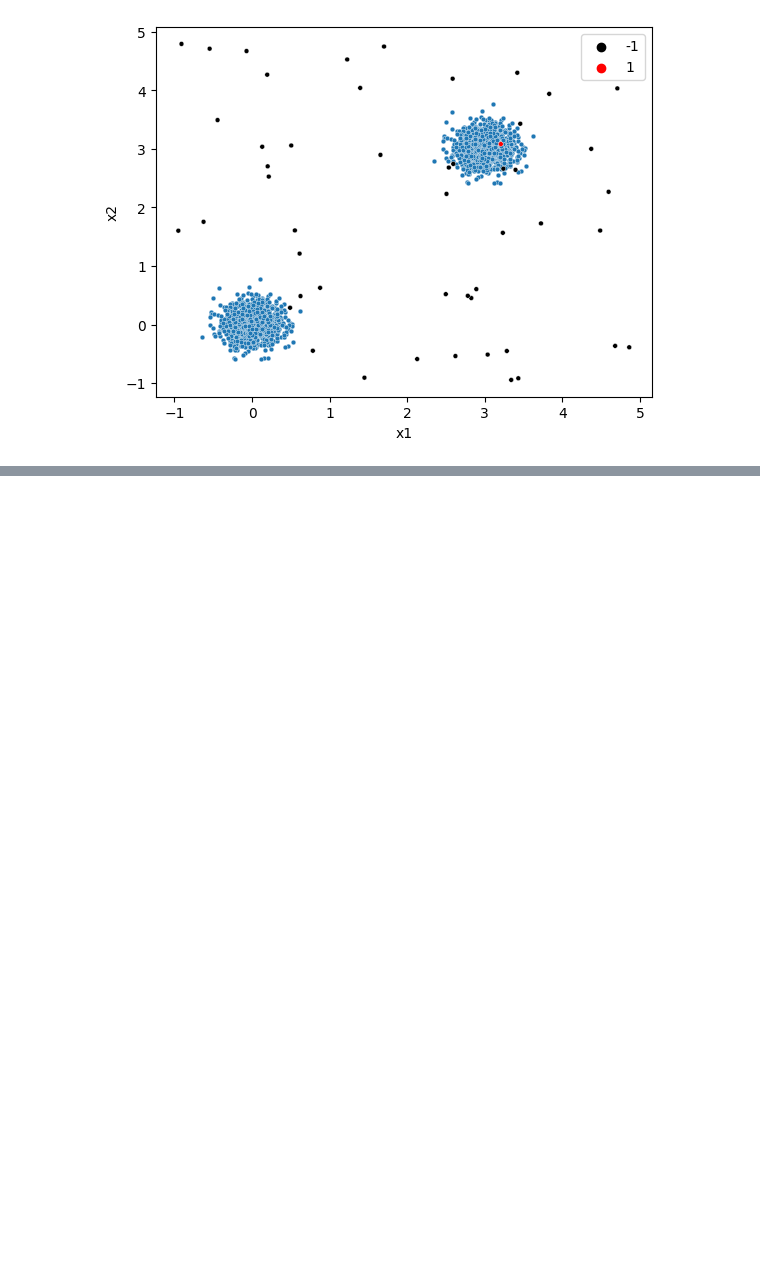
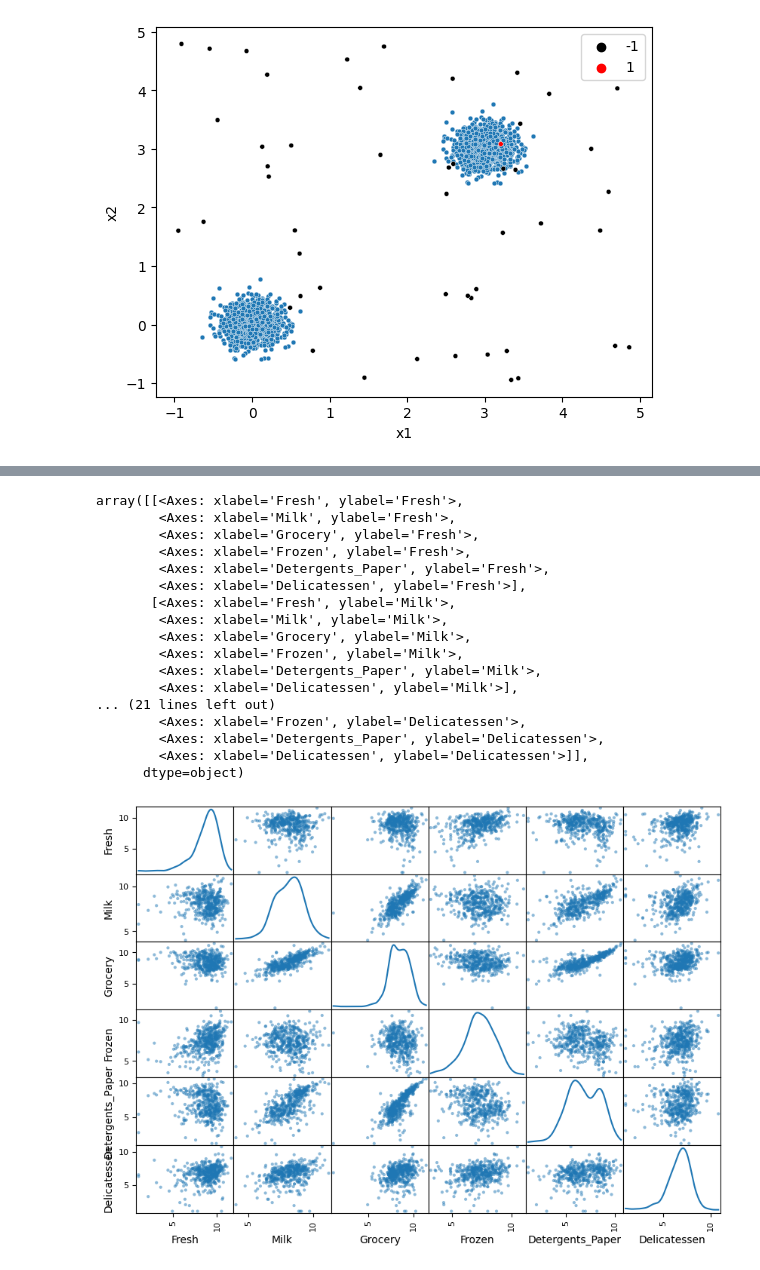
Before and after one commit to jpbarddal/jpbarddal.github.io, a Jupyter notebook: assets/data/lectures/2023/ppgia_data_science_2023.ipynb, the cells around one changed output, grey strips where cells are left out. Cells and saved outputs as stored; diff of their text form; code cells hidden in the pictures; blank space fills up the shorter version.

```diff
--- a/assets/data/lectures/2023/ppgia_data_science_2023.ipynb
+++ b/assets/data/lectures/2023/ppgia_data_science_2023.ipynb
@@ -1224,0 +1274,23 @@ sns.scatterplot(x=X_outliers['x1'],
+# %%
+df = np.log(df)
+# %%
+pd.plotting.scatter_matrix(df, figsize=(10, 7), diagonal='kde')
+# %% [output]
+array([[<Axes: xlabel='Fresh', ylabel='Fresh'>,
+        <Axes: xlabel='Milk', ylabel='Fresh'>,
+        <Axes: xlabel='Grocery', ylabel='Fresh'>,
+        <Axes: xlabel='Frozen', ylabel='Fresh'>,
+        <Axes: xlabel='Detergents_Paper', ylabel='Fresh'>,
+        <Axes: xlabel='Delicatessen', ylabel='Fresh'>],
+       [<Axes: xlabel='Fresh', ylabel='Milk'>,
+        <Axes: xlabel='Milk', ylabel='Milk'>,
+        <Axes: xlabel='Grocery', ylabel='Milk'>,
+        <Axes: xlabel='Frozen', ylabel='Milk'>,
+        <Axes: xlabel='Detergents_Paper', ylabel='Milk'>,
+        <Axes: xlabel='Delicatessen', ylabel='Milk'>],
+... (21 lines left out)
+        <Axes: xlabel='Frozen', ylabel='Delicatessen'>,
+        <Axes: xlabel='Detergents_Paper', ylabel='Delicatessen'>,
+        <Axes: xlabel='Delicatessen', ylabel='Delicatessen'>]],
+      dtype=object)
+[figure, added]
```
Also changed, not shown: parts of 25 cells of this notebook, 5 other files.
